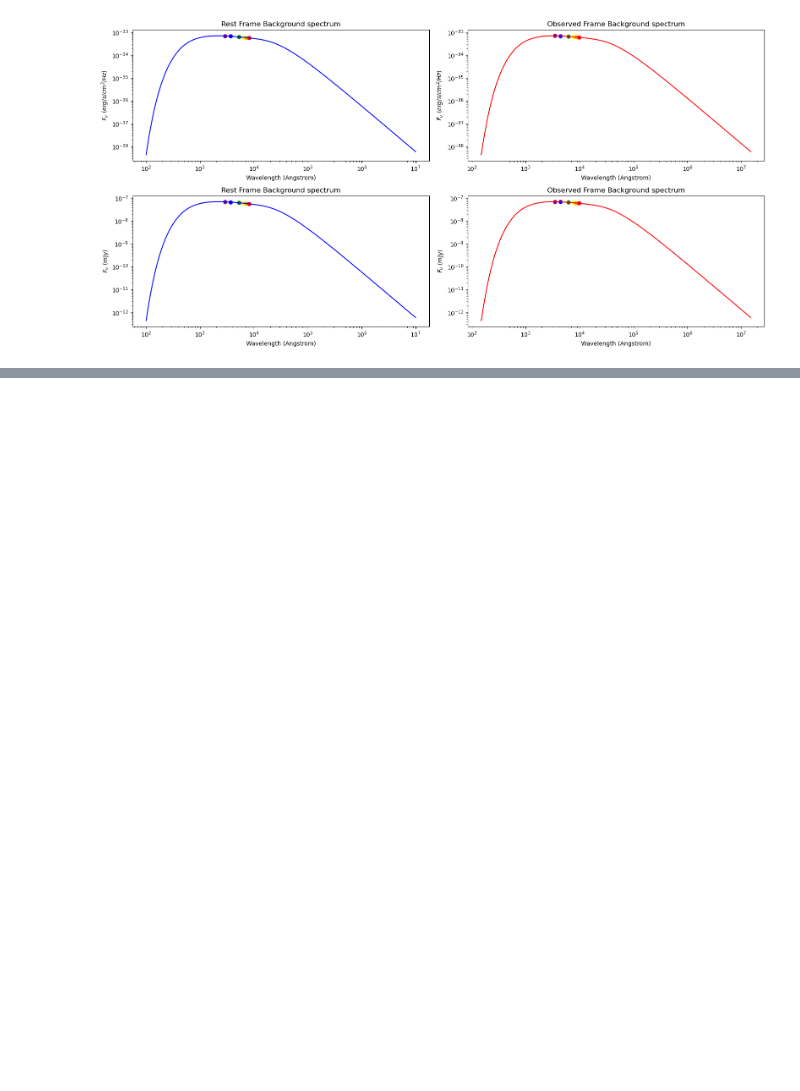
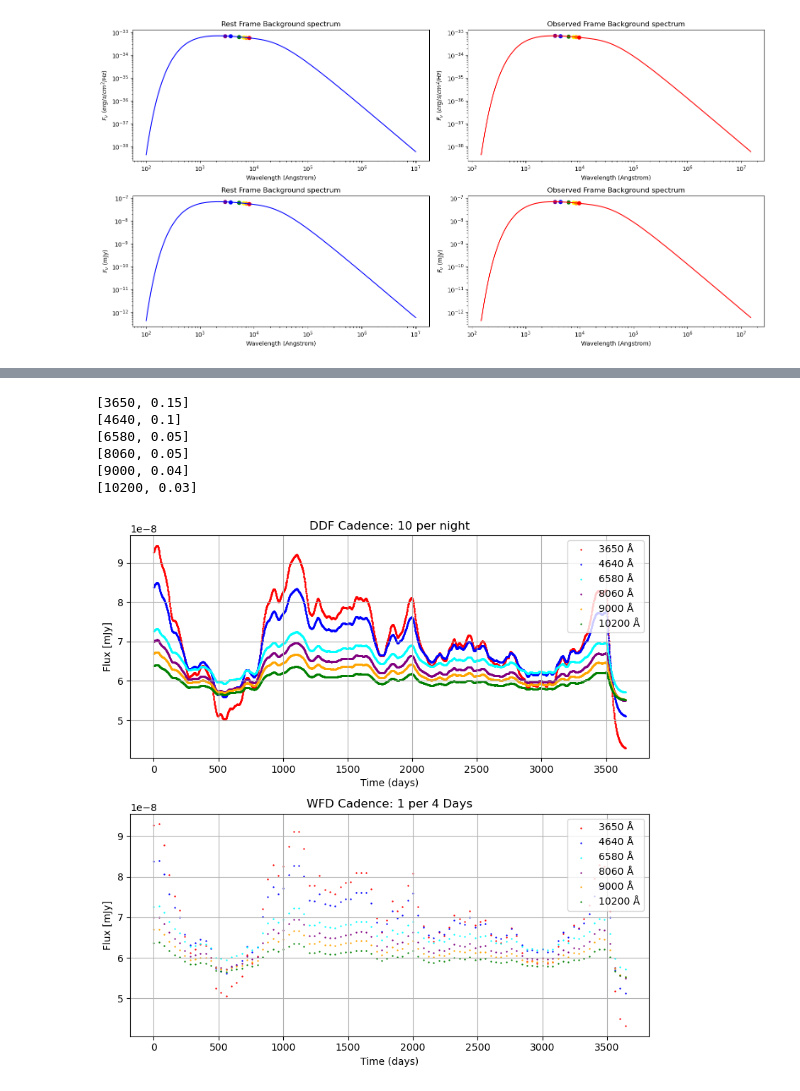
Before and after one commit to Nikko171/Dissertation_code, a Jupyter notebook: light_curves_pipeline.ipynb, the cells around one changed output, grey strips where cells are left out. Drawn from its saved outputs; the diff is of its cells as text; code cells hidden in the pictures; blank space fills up the shorter version.

```diff
--- a/light_curves_pipeline.ipynb
+++ b/light_curves_pipeline.ipynb
@@ -630,0 +637,48 @@ plt.show()
+# %%
+scaled_light_curves = []
+wavref = [[3650,0.15],[4640,0.1],[6580,0.05],[8060,0.05],[9000,0.04],[10200,0.03]]
+fig, axs = plt.subplots(2, 1, figsize=(8, 8))
+wav_list = wavref
+for i, wav in enumerate(wav_list):
+    # Calculate the mean and standard deviation of the convolved light curve
+    mean_flux = np.mean(normalize_convolved_light_curve)
+    std_flux = np.std(normalize_convolved_light_curve)
+    print(wav)
+    # Scale the light curve
+    scaled_lc = (normalize_convolved_light_curve - mean_flux) / std_flux
+    scaled_lc = scaled_lc * (wav[1] * background_L[i]) + background_L[i]
+
+    scaled_light_curves.append(scaled_lc)
+
+    # Plot the scaled light curve
+    axs[0].scatter(days[::1], F_nu2mJy*scaled_lc[::1], s=0.5, color=color[i], label=f'{int(wav[0])} Å')
+    axs[1].scatter(days[::40], F_nu2mJy*scaled_lc[::40], s=0.5, color=color[i], label=f'{int(wav[0])} Å')
+
+    # Save the scaled light curve to a CSV file
+    with open('Data/Fiducial/z05/' + str(wav) + '_scaled_light_curve.csv', 'w', newline='') as csvfile:
+        csvwriter = csv.writer(csvfile)
+        csvwriter.writerow(['time', 'flux [mJy]', 'error'])  # Write the header
+        for tau, flux, error in zip(days, scaled_lc, errors):
+            csvwriter.writerow([tau, flux, error])
+
+axs[0].set_xlabel('Time (days)')
+axs[0].set_ylabel('Flux [mJy]')
+axs[0].set_title('DDF Cadence: 10 per night')
+axs[0].legend()
+axs[0].grid()
+
+axs[1].set_xlabel('Time (days)')
+axs[1].set_ylabel('Flux [mJy]')
+axs[1].set_title('WFD Cadence: 1 per 4 Days')
+axs[1].legend()
+axs[1].grid()
+plt.tight_layout()
+plt.show()
+# %% [output]
+[3650, 0.15]
+[4640, 0.1]
+[6580, 0.05]
+[8060, 0.05]
+[9000, 0.04]
+[10200, 0.03]
+[figure, added]
```
Also changed, not shown: parts of 3 cells of this notebook, 18 other files.
